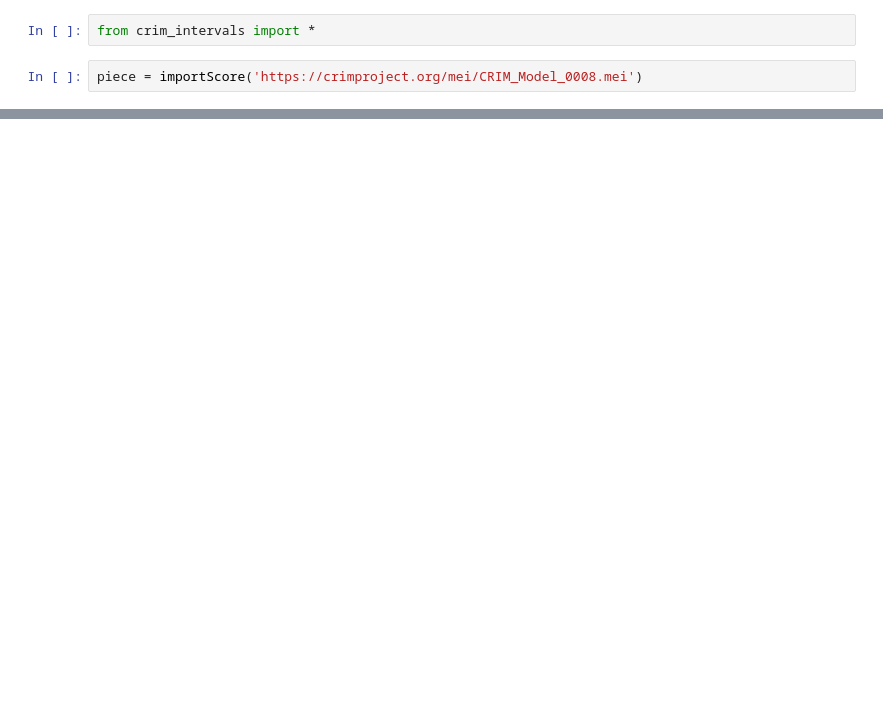
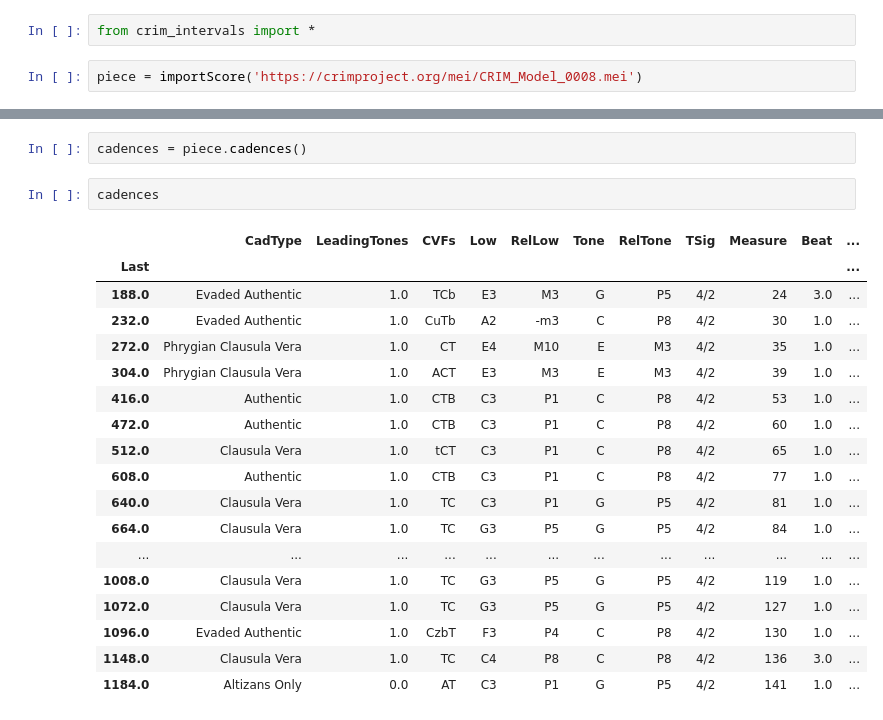
Before and after one commit to fabianmoss/kpw23, a Jupyter notebook: analyze_visualize.ipynb, the cells around one changed output, grey strips where cells are left out. Saved outputs shown, nothing was run; the diff lists cells and outputs as text; blank space fills up the shorter version.

```diff
--- a/test.ipynb
+++ b/analyze_visualize.ipynb
@@ -47,0 +57,23 @@ piece = importScore('https://crimproject.org/mei/CRIM_Model_0008.mei')
+# %%
+cadences = piece.cadences()
+# %%
+cadences
+# %% [output]
+|  | CadType | LeadingTones | CVFs | Low | RelLow | Tone | RelTone | TSig | Measure | Beat | ... |
+| Last |  |  |  |  |  |  |  |  |  |  | ... |
+| 188.0 | Evaded Authentic | 1.0 | TCb | E3 | M3 | G | P5 | 4/2 | 24 | 3.0 | ... |
+| 232.0 | Evaded Authentic | 1.0 | CuTb | A2 | -m3 | C | P8 | 4/2 | 30 | 1.0 | ... |
+| 272.0 | Phrygian Clausula Vera | 1.0 | CT | E4 | M10 | E | M3 | 4/2 | 35 | 1.0 | ... |
+| 304.0 | Phrygian Clausula Vera | 1.0 | ACT | E3 | M3 | E | M3 | 4/2 | 39 | 1.0 | ... |
+| 416.0 | Authentic | 1.0 | CTB | C3 | P1 | C | P8 | 4/2 | 53 | 1.0 | ... |
+| 472.0 | Authentic | 1.0 | CTB | C3 | P1 | C | P8 | 4/2 | 60 | 1.0 | ... |
+| 512.0 | Clausula Vera | 1.0 | tCT | C3 | P1 | C | P8 | 4/2 | 65 | 1.0 | ... |
+| 608.0 | Authentic | 1.0 | CTB | C3 | P1 | C | P8 | 4/2 | 77 | 1.0 | ... |
+| 640.0 | Clausula Vera | 1.0 | TC | C3 | P1 | G | P5 | 4/2 | 81 | 1.0 | ... |
+| 664.0 | Clausula Vera | 1.0 | TC | G3 | P5 | G | P5 | 4/2 | 84 | 1.0 | ... |
+| ... | ... | ... | ... | ... | ... | ... | ... | ... | ... | ... | ... |
+| 1008.0 | Clausula Vera | 1.0 | TC | G3 | P5 | G | P5 | 4/2 | 119 | 1.0 | ... |
+| 1072.0 | Clausula Vera | 1.0 | TC | G3 | P5 | G | P5 | 4/2 | 127 | 1.0 | ... |
+| 1096.0 | Evaded Authentic | 1.0 | CzbT | F3 | P4 | C | P8 | 4/2 | 130 | 1.0 | ... |
+| 1148.0 | Clausula Vera | 1.0 | TC | C4 | P8 | C | P8 | 4/2 | 136 | 3.0 | ... |
+| 1184.0 | Altizans Only | 0.0 | AT | C3 | P1 | G | P5 | 4/2 | 141 | 1.0 | ... |
```
Also changed, not shown: parts of 50 cells of this notebook, 2 other files.
